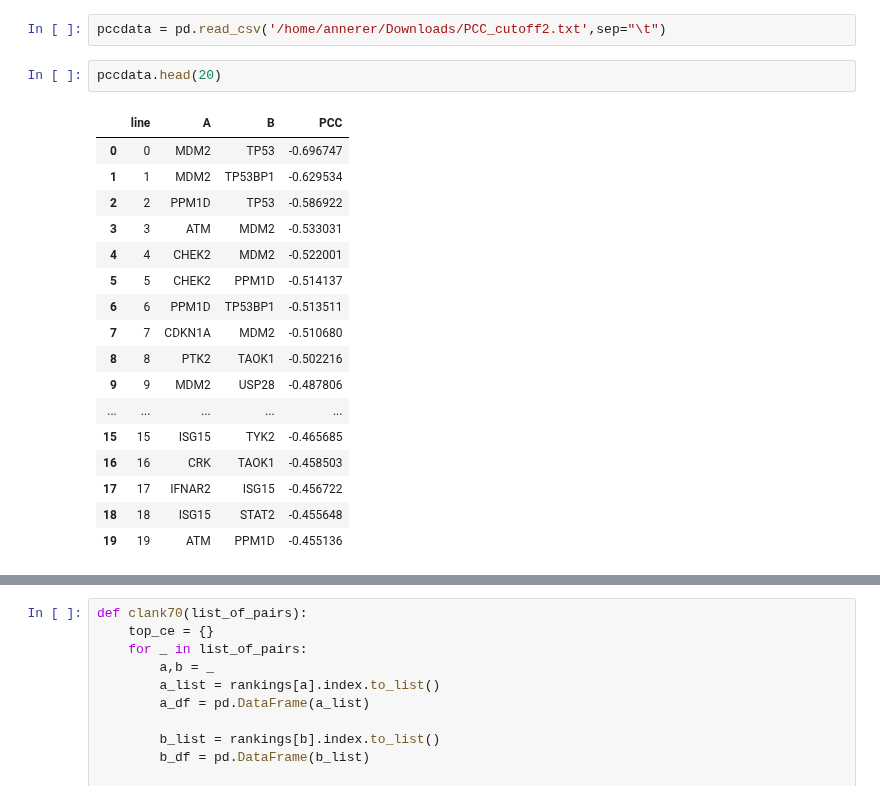
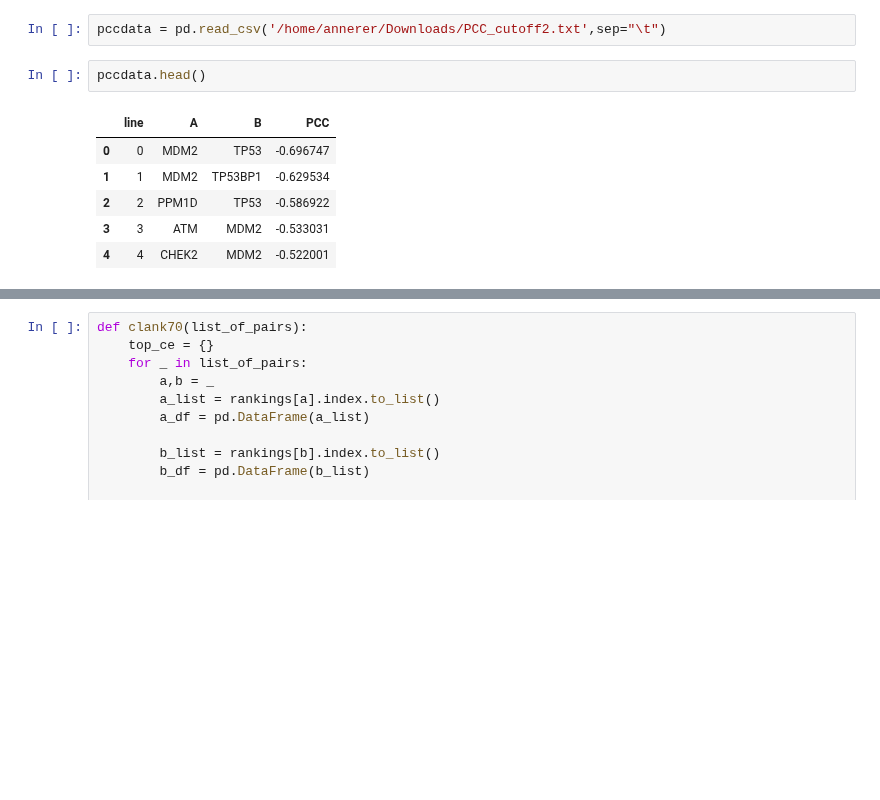
Before and after one commit to lannwal/projectlab, a Jupyter notebook: topPCC_enrichment.ipynb, the cells around one changed output, grey strips where cells are left out. Saved outputs shown, nothing was run; the diff lists cells and outputs as text; blank space fills up the shorter version.

```diff
--- a/topPCC_enrichment.ipynb
+++ b/topPCC_enrichment.ipynb
@@ -2516,23 +670,12 @@ import pandas as pd
 # %%
 pccdata = pd.read_csv('/home/annerer/Downloads/PCC_cutoff2.txt',sep="\t")
 # %%
-pccdata.head(20)
+pccdata.head()
 # %% [output]
 |  | line | A | B | PCC |
 | 0 | 0 | MDM2 | TP53 | -0.696747 |
 | 1 | 1 | MDM2 | TP53BP1 | -0.629534 |
 | 2 | 2 | PPM1D | TP53 | -0.586922 |
 | 3 | 3 | ATM | MDM2 | -0.533031 |
 | 4 | 4 | CHEK2 | MDM2 | -0.522001 |
-| 5 | 5 | CHEK2 | PPM1D | -0.514137 |
-| 6 | 6 | PPM1D | TP53BP1 | -0.513511 |
-| 7 | 7 | CDKN1A | MDM2 | -0.510680 |
-| 8 | 8 | PTK2 | TAOK1 | -0.502216 |
-| 9 | 9 | MDM2 | USP28 | -0.487806 |
-| ... | ... | ... | ... | ... |
-| 15 | 15 | ISG15 | TYK2 | -0.465685 |
-| 16 | 16 | CRK | TAOK1 | -0.458503 |
-| 17 | 17 | IFNAR2 | ISG15 | -0.456722 |
-| 18 | 18 | ISG15 | STAT2 | -0.455648 |
-| 19 | 19 | ATM | PPM1D | -0.455136 |
 # %%
```
Also changed, not shown: parts of 235 cells of this notebook.
